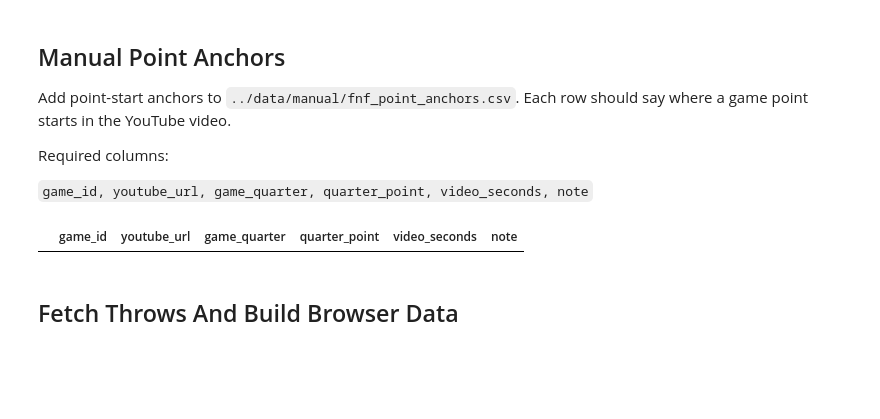
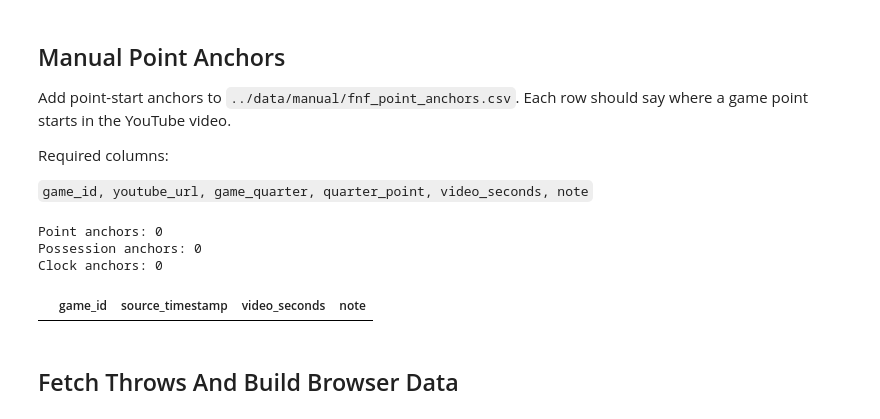
Before and after one commit to Tttaussig33/frisbee-analytics, a Jupyter notebook: notebooks/07_friday_night_frisbee_video_browser.ipynb, the cells around one changed output. Saved outputs shown, nothing was run; the diff lists cells and outputs as text; code cells hidden in the pictures; blank space fills up the shorter version.

```diff
--- a/notebooks/07_friday_night_frisbee_video_browser.ipynb
+++ b/notebooks/07_friday_night_frisbee_video_browser.ipynb
@@ -98,10 +105,20 @@ Add point-start anchors to `../data/manual/fnf_point_anchors.csv`. Each row shou
 Required columns:
 
 `game_id, youtube_url, game_quarter, quarter_point, video_seconds, note`
-# %%
-anchors = load_fnf_point_anchors(ANCHORS_CSV, GAME_ID)
-anchors
-# %% [output]
-|  | game_id | youtube_url | game_quarter | quarter_point | video_seconds | note |
+# %%
+point_anchors = load_fnf_point_anchors(POINT_ANCHORS_CSV, GAME_ID)
+possession_anchors = load_fnf_possession_anchors(POSSESSION_ANCHORS_CSV, GAME_ID)
+clock_anchors = load_fnf_clock_anchors(CLOCK_ANCHORS_CSV, GAME_ID)
+
+print(f"Point anchors: {len(point_anchors):,}")
+print(f"Possession anchors: {len(possession_anchors):,}")
+print(f"Clock anchors: {len(clock_anchors):,}")
+
+clock_anchors
+# %% [output]
+Point anchors: 0
+Possession anchors: 0
+Clock anchors: 0
+|  | game_id | source_timestamp | video_seconds | note |
 # %% [markdown]
 ## Fetch Throws And Build Browser Data
```
Also changed, not shown: parts of 8 cells of this notebook, 8 other files.
